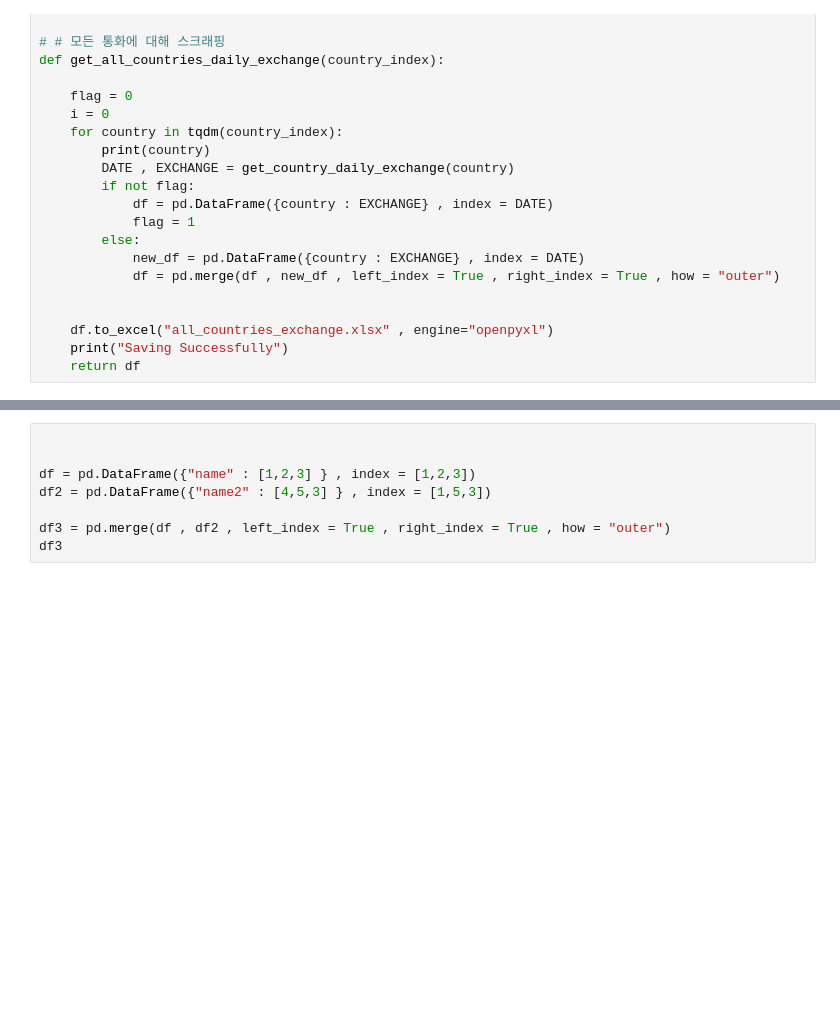
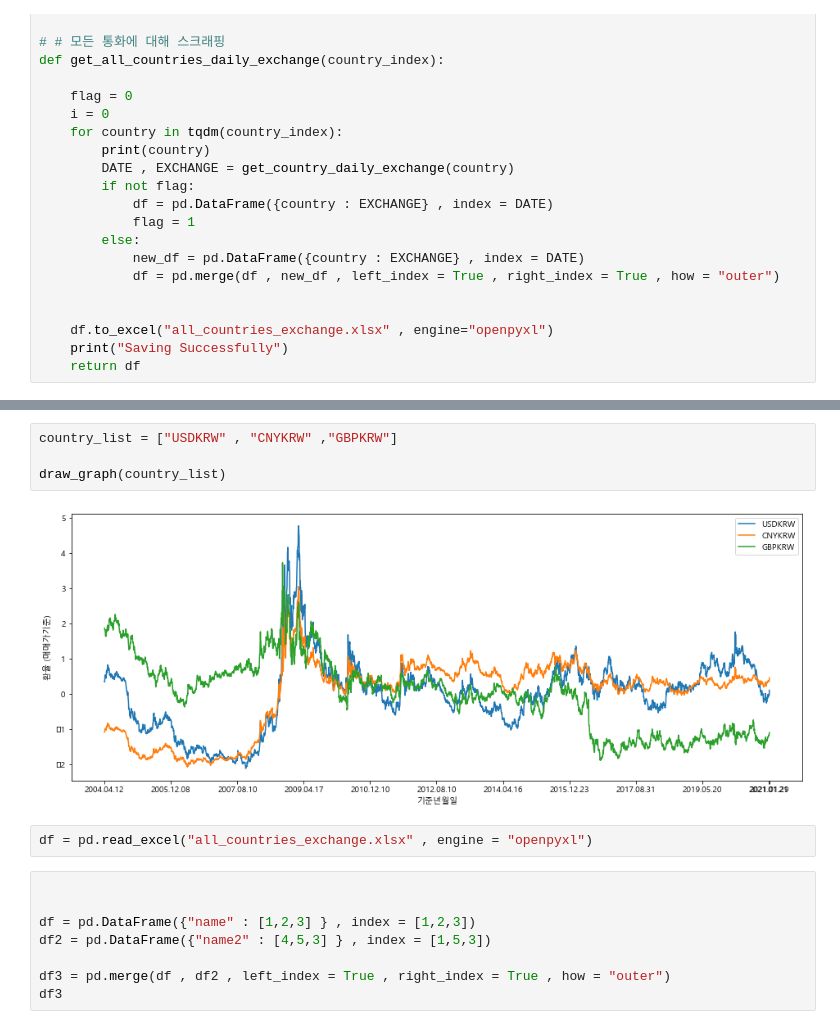
Before and after one commit to Rnlcksgdkd/WebScraping, a Jupyter notebook: study/Naver_Finance_Scrapping/NaverFinance 환율 스크래핑 해보기.ipynb, the cells around one changed output, grey strips where cells are left out. Saved outputs shown, nothing was run; the diff lists cells and outputs as text; blank space fills up the shorter version.

```diff
--- a/study/Naver_Finance_Scrapping/NaverFinance 환율 스크래핑 해보기.ipynb
+++ b/study/Naver_Finance_Scrapping/NaverFinance 환율 스크래핑 해보기.ipynb
@@ -220,3 +283,11 @@ df.head(10)
+# %%
+country_list = ["USDKRW" , "CNYKRW" ,"GBPKRW"]
+
+draw_graph(country_list)
+# %% [output]
+[figure, added]
+# %%
+df = pd.read_excel("all_countries_exchange.xlsx" , engine = "openpyxl")
 # %%
 
 
```
Also changed, not shown: parts of 4 cells of this notebook, 5 other files.
